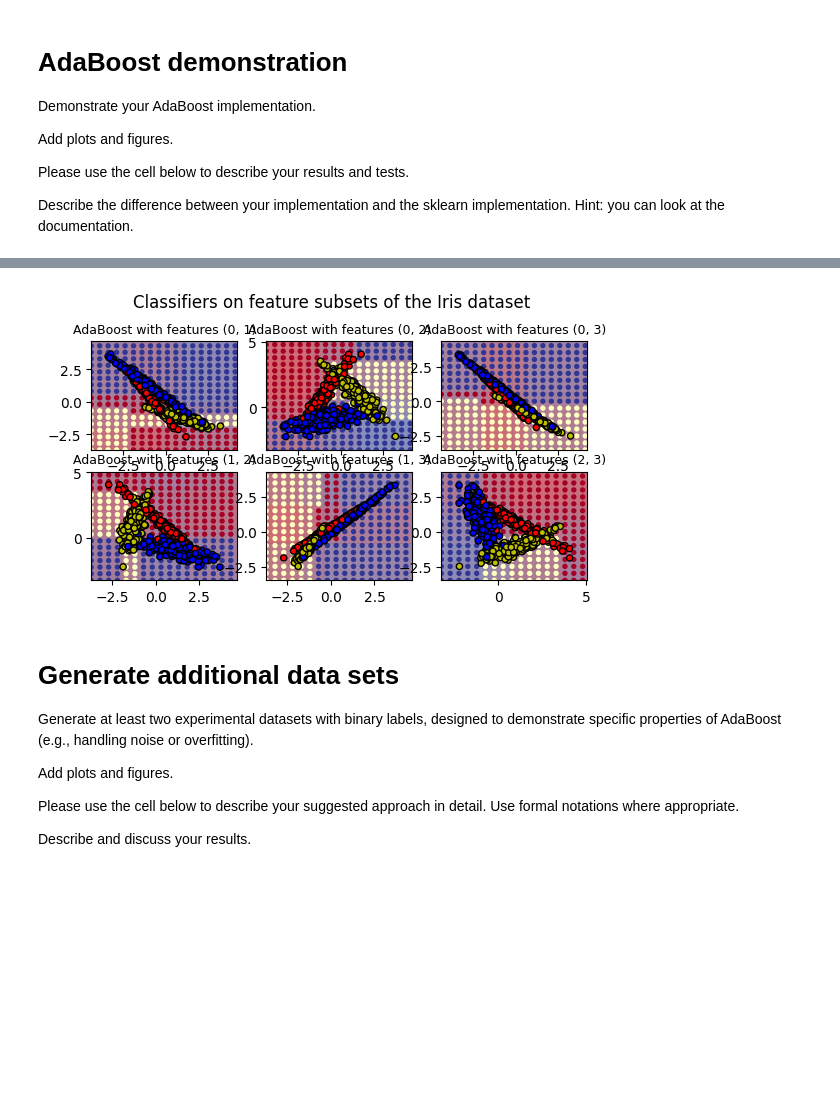
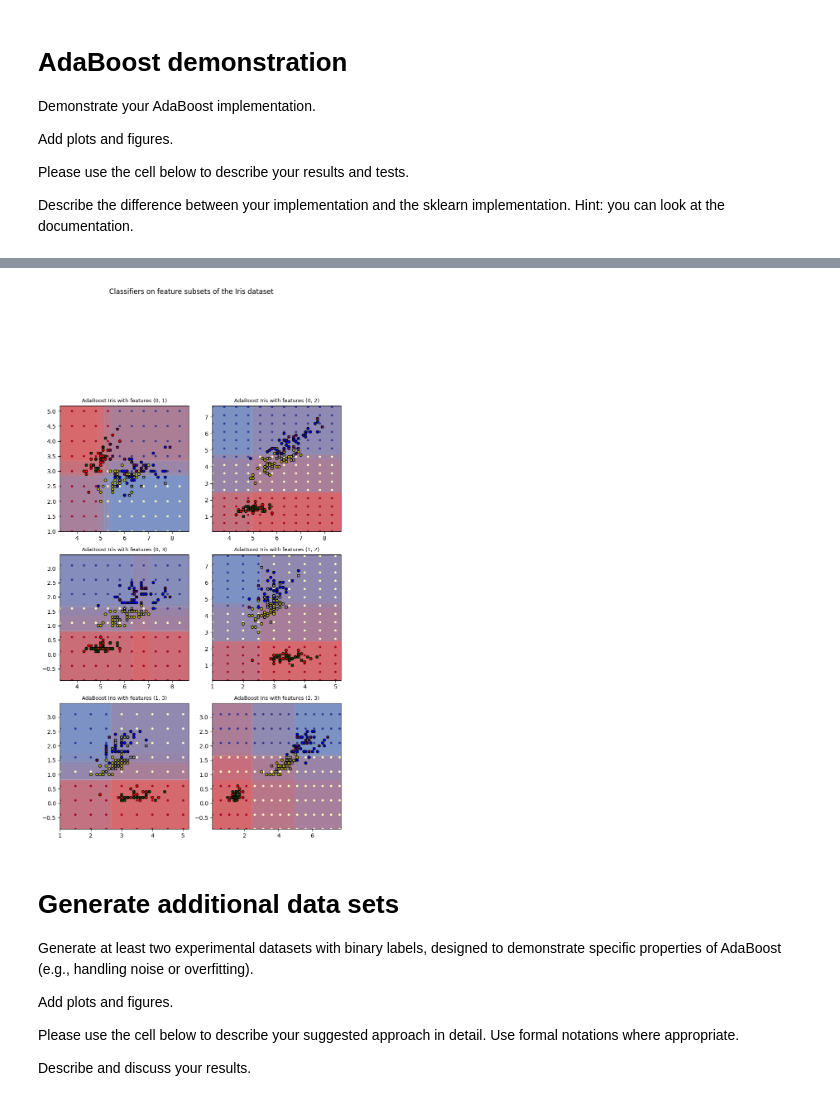
Before and after one commit to stavco9/advancedml-exc2, a Jupyter notebook: 3945_2025A_HW2_Boosting.ipynb, the cells around one changed output, grey strips where cells are left out. Drawn from its saved outputs; the diff is of its cells as text; code cells hidden in the pictures; blank space fills up the shorter version.

```diff
--- a/3945_2025A_HW2_Boosting.ipynb
+++ b/3945_2025A_HW2_Boosting.ipynb
@@ -81,7 +84,9 @@ Please use the cell below to discuss your dataset choice and why it is appropria
 # %%
 # Generate a dataset with the same parameters as IRIS dataset
 
-X, y = make_classification(n_samples = 1000, n_features=4, n_informative=2, n_classes=3, n_clusters_per_class=1, random_state=42)
+iris = load_iris()
+X = iris.data
+y = iris.target
 X_train, X_test, y_train, y_test = train_test_split(X, y, test_size=0.3) # 70% training and 30% test
 # %%
 X.shape
@@ -132,87 +243,5 @@ plt.title(
 plt.grid(False)
 plt.show()
 
-plot_idx = 1
-plot_step = 0.02  # fine step width for decision surface contours
-plot_step_coarser = 0.5  # step widths for coarse classifier guesses
-cmap = plt.cm.RdYlBu
-
-list_range = range(len(X_train[1]))
-all_pairs = [(a, b) for idx, a in enumerate(list_range) for b in list_range[idx + 1:]]
-for pair in all_pairs:
-    X_train_pair = X_train[:,pair]
-    X_test_pair = X_test[:,pair]
-
-    # Train
-    sklearn_res = sklearn_model.fit(X_train_pair, y_train)
-    #Predict the response for test dataset
-    y_pred = sklearn_res.predict(X_test_pair)
-
-    acc = accuracy_score(y_test, y_pred)
-    # Create a title for each column and the console by using str() and
-    # slicing away useless parts of the string
-    model_title = str(type(sklearn_model)).split(".")[-1][:-2][: -len("Classifier")]
-
-    model_details = model_title
-    if hasattr(sklearn_model, "estimators_"):
-        model_details += " with {} estimators".format(len(sklearn_model.estimators_))
-    print(model_details + " with features", pair, "has a score of", acc)
-
-    plt.subplot(3, 3, plot_idx)
-    plt.title(f"{model_title} with features {pair}", fontsize=9)
-
-    # Now plot the decision boundary using a fine mesh as input to a
-    # filled contour plot
-    x_min, x_max = X_train_pair[:, 0].min() - 1, X_train_pair[:, 0].max() + 1
-    y_min, y_max = X_train_pair[:, 1].min() - 1, X_train_pair[:, 1].max() + 1
-    xx, yy = np.meshgrid(
-        np.arange(x_min, x_max, plot_step), np.arange(y_min, y_max, plot_step)
-    )
-
-    # Choose alpha blend level with respect to the number
-    # of estimators
-    # that are in use (noting that AdaBoost can use fewer estimators
-    # than its maximum if it achieves a good enough fit early on)
-    estimator_alpha = 1.0 / len(sklearn_model.estimators_)
-    for tree in sklearn_model.estimators_:
-        Z = tree.predict(np.c_[xx.ravel(), yy.ravel()])
-        Z = Z.reshape(xx.shape)
-        cs = plt.contourf(xx, yy, Z, alpha=estimator_alpha, cmap=cmap)
-
-    # Build a coarser grid to plot a set of ensemble classifications
-    # to show how these are different to what we see in the decision
-    # surfaces. These points are regularly space and do not have a
-    # black outline
-    xx_coarser, yy_coarser = np.meshgrid(
-        np.arange(x_min, x_max, plot_step_coarser),
-        np.arange(y_min, y_max, plot_step_coarser),
-    )
-    Z_points_coarser = sklearn_res.predict(
-        np.c_[xx_coarser.ravel(), yy_coarser.ravel()]
-    ).reshape(xx_coarser.shape)
-    cs_points = plt.scatter(
-        xx_coarser,
-        yy_coarser,
-        s=15,
-        c=Z_points_coarser,
-        cmap=cmap,
-        edgecolors="none",
-    )
-
-    # Plot the training points, these are clustered together and have a
-    # black outline
-    plt.scatter(
-        X_train_pair[:, 0],
-        X_train_pair[:, 1],
-        c=y_train,
-        cmap=ListedColormap(["r", "y", "b"]),
-        edgecolor="k",
-        s=20,
-    )
-    plot_idx += 1  # move on to the next plot in sequence
-
-plt.suptitle("Classifiers on feature subsets of the Iris dataset", fontsize=12)
-plt.axis("tight")
-plt.tight_layout(h_pad=1, w_pad=1, pad=10)
-plt.show()
+print_plots(sklearn_model, X_train, X_test, y_train, y_test, "Iris")
 # %% [output]
@@ -227,4 +262,4 @@ AdaBoost with 10 estimators with features (2, 3) has a score of 0.85666666666666
-[figure, old version]
+[figure, new version]
 # %% [markdown]
 # Generate additional data sets
 Generate at least two experimental datasets with binary labels, designed to demonstrate specific properties of AdaBoost (e.g., handling noise or overfitting).
```
Also changed, not shown: parts of 8 cells of this notebook.
